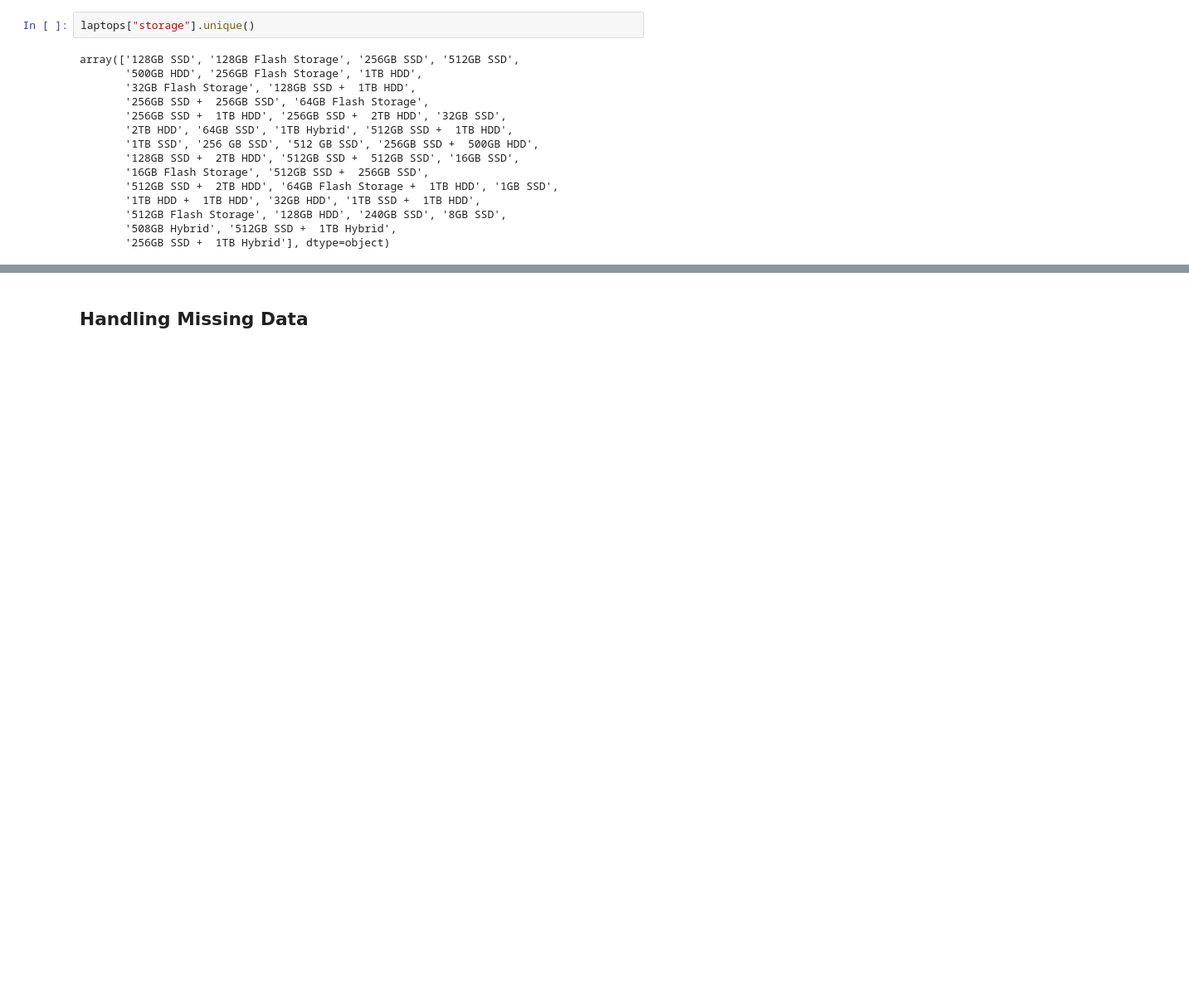
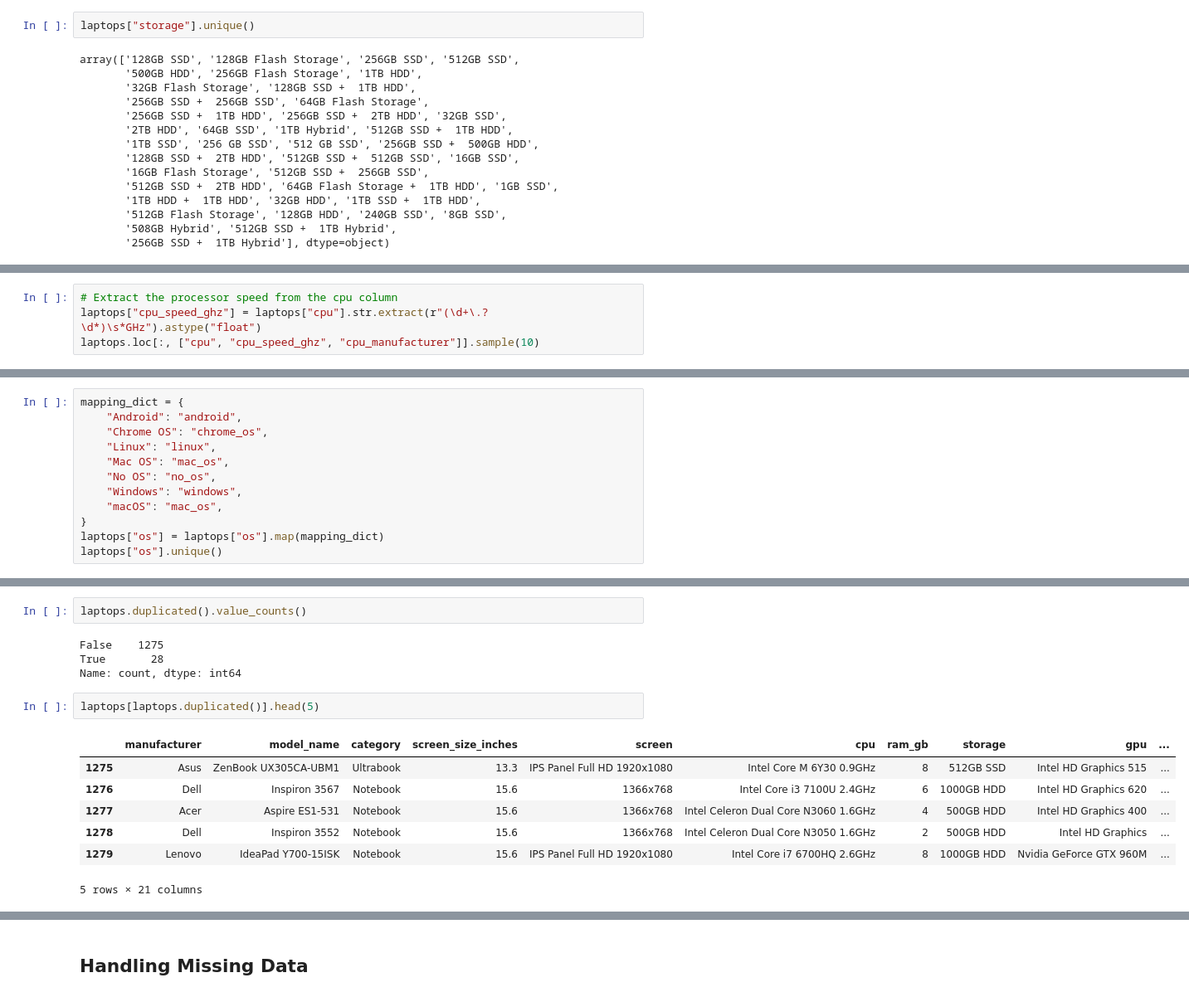
Before and after one commit to ervinstrmcnik/python-data-analytics, a Jupyter notebook: Part_05_Data_Wrangling_With_Pandas/Data_Wrangling_With_Pandas.ipynb, the cells around one changed output, grey strips where cells are left out. Shown at 83% size. Drawn from its saved outputs; the diff is of its cells as text; blank space fills up the shorter version.

Commit message:
add Handling Duplicates

```diff
--- a/Part_05_Data_Wrangling_With_Pandas/Data_Wrangling_With_Pandas.ipynb
+++ b/Part_05_Data_Wrangling_With_Pandas/Data_Wrangling_With_Pandas.ipynb
@@ -615,0 +588,4 @@ Practical Exercise: Standardize categorical variables and clean string data.
+# %%
+# Extract the processor speed from the cpu column
+laptops["cpu_speed_ghz"] = laptops["cpu"].str.extract(r"(\d+\.?\d*)\s*GHz").astype("float")
+laptops.loc[:, ["cpu", "cpu_speed_ghz", "cpu_manufacturer"]].sample(10)
@@ -615,0 +645,12 @@ Practical Exercise: Standardize categorical variables and clean string data.
+# %%
+mapping_dict = {
+    "Android": "android",
+    "Chrome OS": "chrome_os",
+    "Linux": "linux",
+    "Mac OS": "mac_os",
+    "No OS": "no_os",
+    "Windows": "windows",
+    "macOS": "mac_os",
+}
+laptops["os"] = laptops["os"].map(mapping_dict)
+laptops["os"].unique()
@@ -615,0 +706,16 @@ Practical Exercise: Standardize categorical variables and clean string data.
+# %%
+laptops.duplicated().value_counts()
+# %% [output]
+False    1275
+True       28
+Name: count, dtype: int64
+# %%
+laptops[laptops.duplicated()].head(5)
+# %% [output]
+|  | manufacturer | model_name | category | screen_size_inches | screen | cpu | ram_gb | storage | gpu | ... |
+| 1275 | Asus | ZenBook UX305CA-UBM1 | Ultrabook | 13.3 | IPS Panel Full HD 1920x1080 | Intel Core M 6Y30 0.9GHz | 8 | 512GB SSD | Intel HD Graphics 515 | ... |
+| 1276 | Dell | Inspiron 3567 | Notebook | 15.6 | 1366x768 | Intel Core i3 7100U 2.4GHz | 6 | 1000GB HDD | Intel HD Graphics 620 | ... |
+| 1277 | Acer | Aspire ES1-531 | Notebook | 15.6 | 1366x768 | Intel Celeron Dual Core N3060 1.6GHz | 4 | 500GB HDD | Intel HD Graphics 400 | ... |
+| 1278 | Dell | Inspiron 3552 | Notebook | 15.6 | 1366x768 | Intel Celeron Dual Core N3050 1.6GHz | 2 | 500GB HDD | Intel HD Graphics | ... |
+| 1279 | Lenovo | IdeaPad Y700-15ISK | Notebook | 15.6 | IPS Panel Full HD 1920x1080 | Intel Core i7 6700HQ 2.6GHz | 8 | 1000GB HDD | Nvidia GeForce GTX 960M | ... |
+5 rows × 21 columns
```
Also changed, not shown: parts of 46 cells of this notebook, 4 other files.
